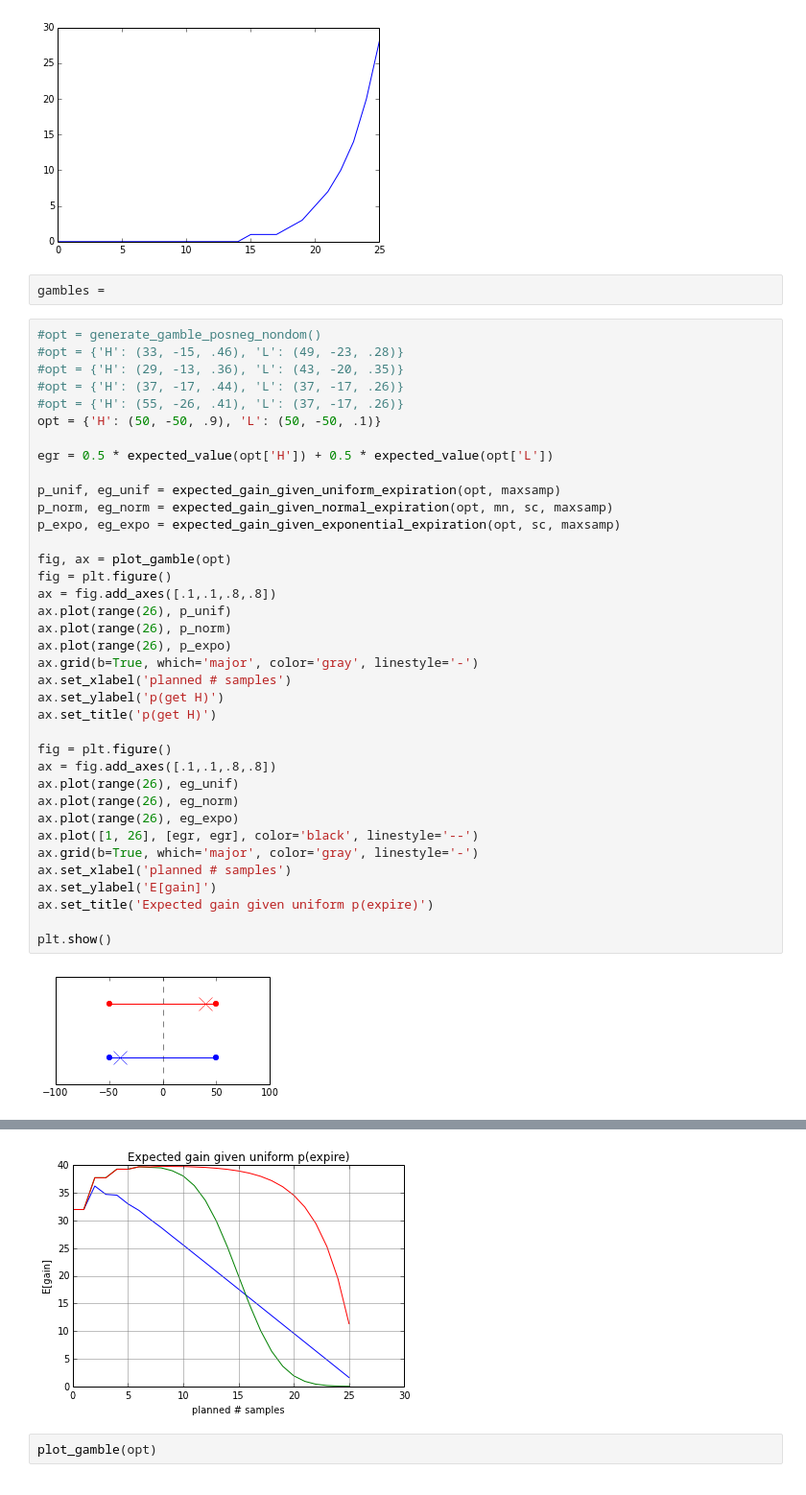
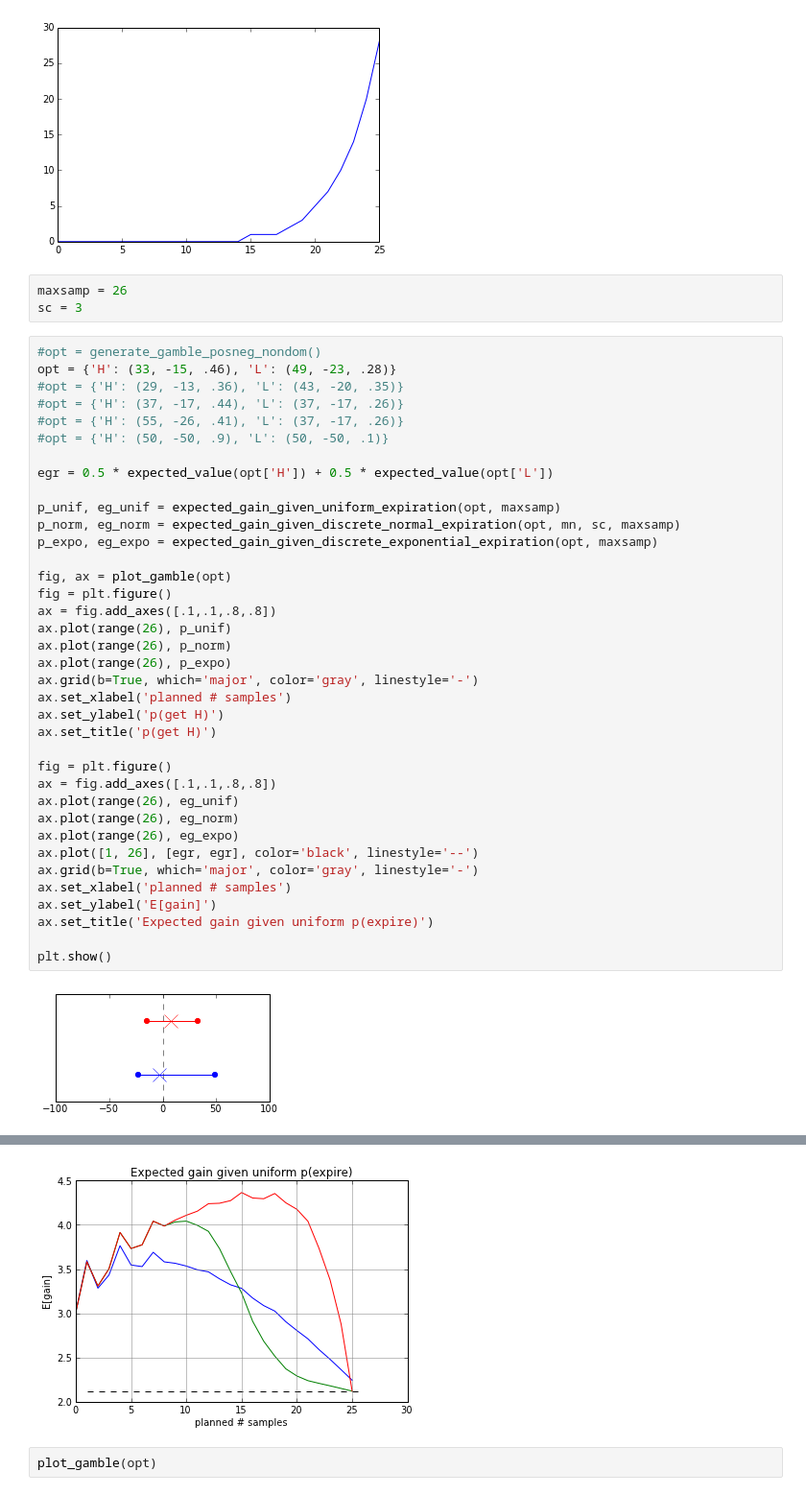
Before and after one commit to dmarkant/CompetitiveSampling, a Jupyter notebook: model/model-expiration.ipynb, the cells around one changed output, grey strips where cells are left out. Shown: that part at 96% size. Saved outputs shown, nothing was run; the diff lists cells and outputs as text.

```diff
--- a/model/model-expiration.ipynb
+++ b/model/model-expiration.ipynb
@@ -413,21 +413,22 @@ plot(np.arange(maxsamp), counts)
 92.0
 [<matplotlib.lines.Line2D at 0x...>]
 [figure]
-# %%
-gambles =
+# %%
+maxsamp = 26
+sc = 3
 # %%
 #opt = generate_gamble_posneg_nondom()
-#opt = {'H': (33, -15, .46), 'L': (49, -23, .28)}
+opt = {'H': (33, -15, .46), 'L': (49, -23, .28)}
 #opt = {'H': (29, -13, .36), 'L': (43, -20, .35)}
 #opt = {'H': (37, -17, .44), 'L': (37, -17, .26)}
 #opt = {'H': (55, -26, .41), 'L': (37, -17, .26)}
-opt = {'H': (50, -50, .9), 'L': (50, -50, .1)}
+#opt = {'H': (50, -50, .9), 'L': (50, -50, .1)}
 
 egr = 0.5 * expected_value(opt['H']) + 0.5 * expected_value(opt['L'])
 
 p_unif, eg_unif = expected_gain_given_uniform_expiration(opt, maxsamp)
-p_norm, eg_norm = expected_gain_given_normal_expiration(opt, mn, sc, maxsamp)
-p_expo, eg_expo = expected_gain_given_exponential_expiration(opt, sc, maxsamp)
+p_norm, eg_norm = expected_gain_given_discrete_normal_expiration(opt, mn, sc, maxsamp)
+p_expo, eg_expo = expected_gain_given_discrete_exponential_expiration(opt, maxsamp)
 
 fig, ax = plot_gamble(opt)
 fig = plt.figure()
@@ -453,4 +454,4 @@ ax.set_title('Expected gain given uniform p(expire)')
 
 plt.show()
 # %% [output]
-[figure, old version]
+[figure, new version]
@@ -458,4 +459,4 @@ plt.show()
-[figure, old version]
+[figure, new version]
 # %%
 plot_gamble(opt)
 # %% [output]
```
Also changed, not shown: parts of 7 cells of this notebook, 2 other files.
